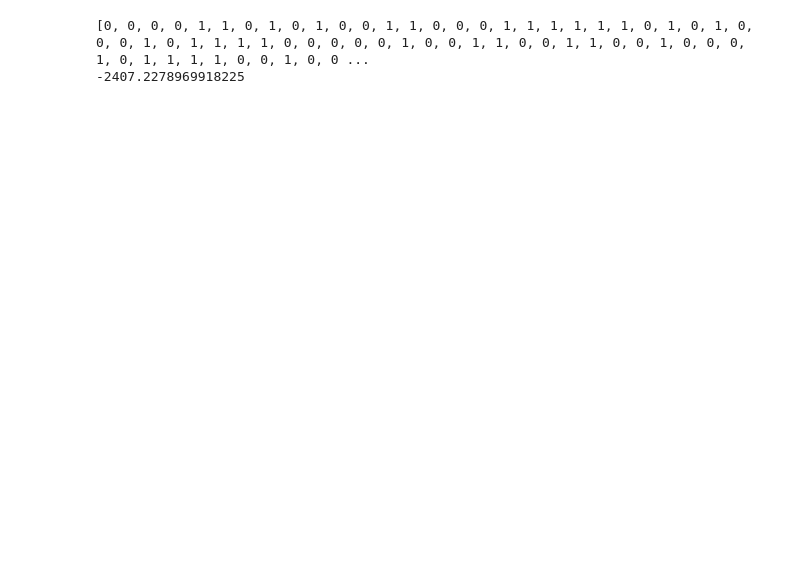
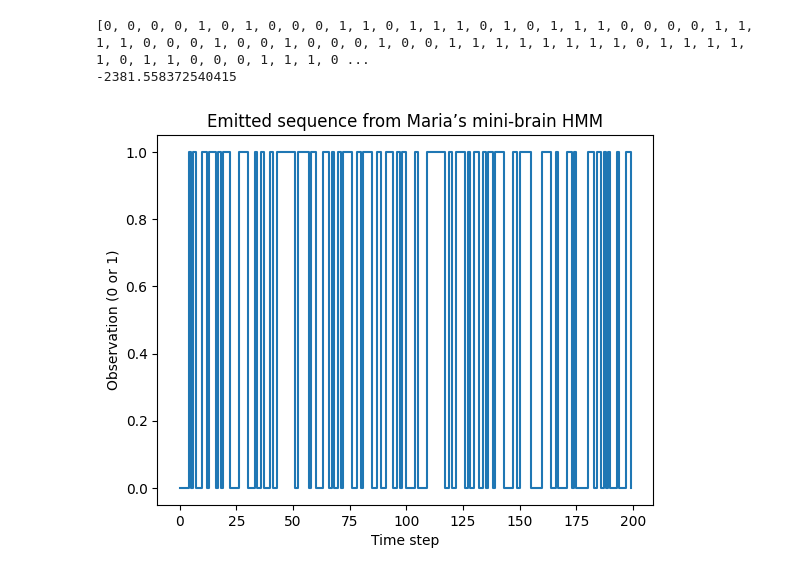
Before and after one commit to mariakesa/MITNeuralComputation, a Jupyter notebook: keypoint_competition/dynamic_programming.ipynb, the cells around one changed output. Cells and saved outputs as stored; diff of their text form; code cells hidden in the pictures; blank space fills up the shorter version.

```diff
--- a/keypoint_competition/dynamic_programming.ipynb
+++ b/keypoint_competition/dynamic_programming.ipynb
@@ -10,32 +10,41 @@ A=np.array([[0.1,0.2,.7],[0.3,0.4,0.3],[0.5,0.4,0.1]])
 g_x=np.array([[0.9,0.1],[0.2,0.8],[0.5,0.5]])
 mu = np.array([0.5, 0.3, 0.2])
 
 def sample_observed_sequence(A,g_x,T=1000):
     i = np.random.choice([0,1,2], p=mu)
     i=0
     emissions=[i]
     hidden_states=[]
     for t in range(T):
         state_transition_distribution=A[i]
         new_state=np.random.choice([0,1,2], 1, p=state_transition_distribution).item()
         emission_distribution=g_x[new_state]
         new_observation=np.random.choice([0,1],1, p=emission_distribution).item()
         emissions.append(new_observation)
         hidden_states.append(new_state)
     return hidden_states, emissions
 
 hidden_states, emissions=sample_observed_sequence(A,g_x)
 print(emissions)
 
 def log_probs_full_model(hidden_states, emissions, A, g_x):
     log_prob_X_Y=np.log(mu[hidden_states[0]])
     for h in range(len(hidden_states)-1):
         log_prob_X_Y+=np.log(A[hidden_states[h],hidden_states[h+1]])
         log_prob_X_Y+=np.log(g_x[hidden_states[h+1],emissions[h+1]])
     return log_prob_X_Y
 
 log_prob_X_Y=log_probs_full_model(hidden_states,emissions, A, g_x)
 print(log_prob_X_Y)
+
+import matplotlib.pyplot as plt
+
+plt.plot(emissions[:200], drawstyle="steps-post")
+plt.title("Emitted sequence from Maria’s mini-brain HMM")
+plt.xlabel("Time step")
+plt.ylabel("Observation (0 or 1)")
+plt.show()
 # %% [output]
-[0, 0, 0, 0, 1, 1, 0, 1, 0, 1, 0, 0, 1, 1, 0, 0, 0, 1, 1, 1, 1, 1, 1, 0, 1, 0, 1, 0, 0, 0, 1, 0, 1, 1, 1, 1, 0, 0, 0, 0, 0, 1, 0, 0, 1, 1, 0, 0, 1, 1, 0, 0, 1, 0, 0, 0, 1, 0, 1, 1, 1, 1, 0, 0, 1, 0, 0 ...
--2407.2278969918225
+[0, 0, 0, 0, 1, 0, 1, 0, 0, 0, 1, 1, 0, 1, 1, 1, 0, 1, 0, 1, 1, 1, 0, 0, 0, 0, 1, 1, 1, 1, 0, 0, 0, 1, 0, 0, 1, 0, 0, 0, 1, 0, 0, 1, 1, 1, 1, 1, 1, 1, 1, 0, 1, 1, 1, 1, 1, 0, 1, 1, 0, 0, 0, 1, 1, 1, 0 ...
+-2381.558372540415
+[figure, added]
```
Also changed, not shown: 11 other files.
